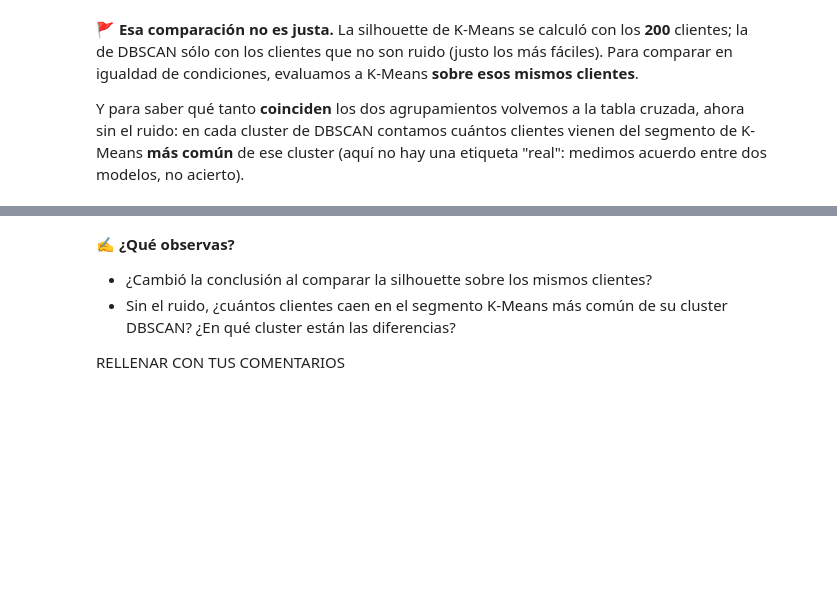
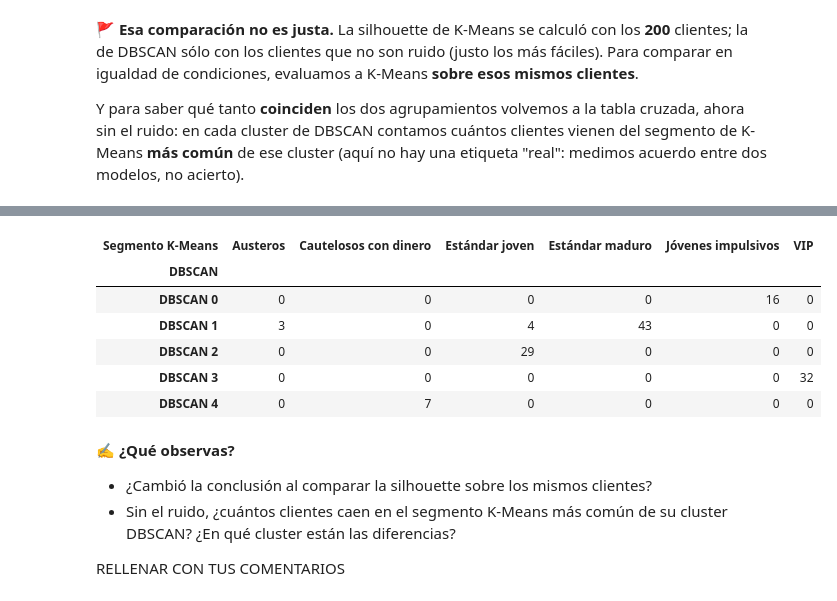
Before and after one commit to mateobortoni-max/aprendizaje-no-supervisado-student-644814, a Jupyter notebook: 02-dbscan/caso_mall.ipynb, the cells around one changed output, grey strips where cells are left out. Drawn from its saved outputs; the diff is of its cells as text; code cells hidden in the pictures; blank space fills up the shorter version.

```diff
--- a/02-dbscan/caso_mall.ipynb
+++ b/02-dbscan/caso_mall.ipynb
@@ -759,3 +781,11 @@ Y para saber qué tanto **coinciden** los dos agrupamientos volvemos a la tabla
 #                                          X_scaled[sin_ruido], kmeans_3d.labels_[sin_ruido]))
 # 3. pd.DataFrame(comparacion)
 # ✍️ Tu código aquí
+
+sin_ruido = labels_dbscan != -1
+sin_ruido
+
+comparacion.append(evaluar_clustering('K-Means (k=6), sólo clientes no-ruido',
+                                            X_scaled[sin_ruido], kmeans_3d.labels_[sin_ruido]))
+
+pd.DataFrame(comparacion)
@@ -762,9 +800,23 @@ Y para saber qué tanto **coinciden** los dos agrupamientos volvemos a la tabla
 # %%
 # 1. tabla_sin_ruido = pd.crosstab(grupo_dbscan[sin_ruido], segmento_kmeans[sin_ruido],
 #                                  rownames=['DBSCAN'], colnames=['Segmento K-Means'])
 # 2. coinciden = la suma, fila por fila, de la celda más grande. Pista: tabla_sin_ruido.max(axis=1).sum()
 # 3. Imprime cuántos de los clientes no-ruido coinciden y cuántos no
 # ✍️ Tu código aquí
+
+tabla_sin_ruido = pd.crosstab(grupo_dbscan[sin_ruido], segmento_kmeans[sin_ruido],
+                                 rownames=['DBSCAN'], colnames=['Segmento K-Means'])
+coinciden = tabla_sin_ruido.max(axis=1).sum()
+no_coinciden = tabla_sin_ruido.sum().sum() - coinciden
+tabla_sin_ruido
+# %% [output]
+| Segmento K-Means | Austeros | Cautelosos con dinero | Estándar joven | Estándar maduro | Jóvenes impulsivos | VIP |
+| DBSCAN |  |  |  |  |  |  |
+| DBSCAN 0 | 0 | 0 | 0 | 0 | 16 | 0 |
+| DBSCAN 1 | 3 | 0 | 4 | 43 | 0 | 0 |
+| DBSCAN 2 | 0 | 0 | 29 | 0 | 0 | 0 |
+| DBSCAN 3 | 0 | 0 | 0 | 0 | 0 | 32 |
+| DBSCAN 4 | 0 | 7 | 0 | 0 | 0 | 0 |
 # %% [markdown]
 ✍️ **¿Qué observas?**
 - ¿Cambió la conclusión al comparar la silhouette sobre los mismos clientes?
```
Also changed, not shown: parts of 2 cells of this notebook.
